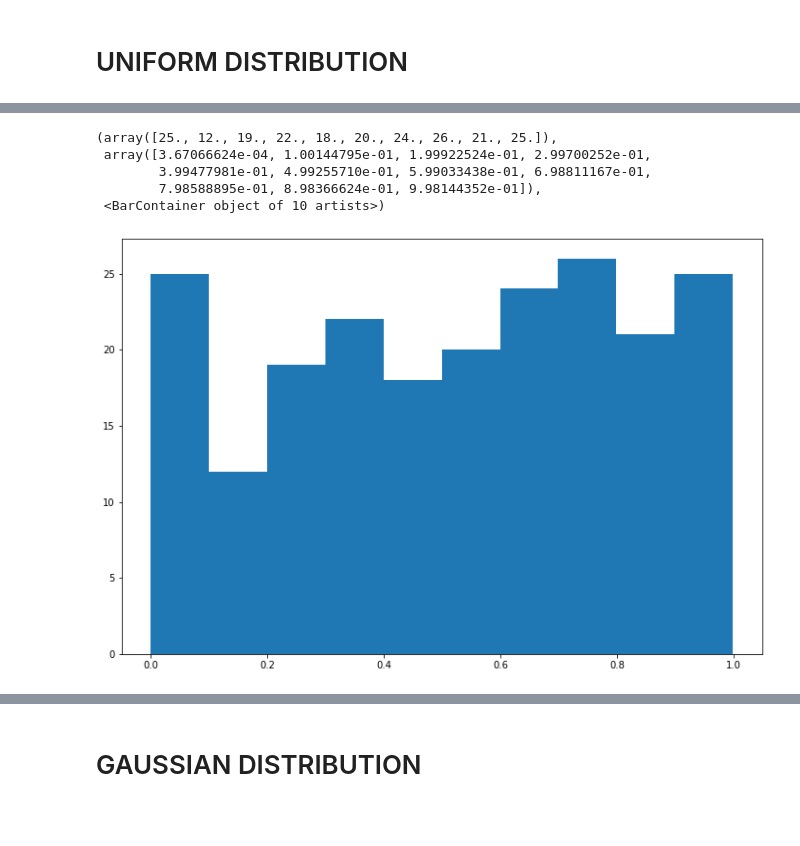
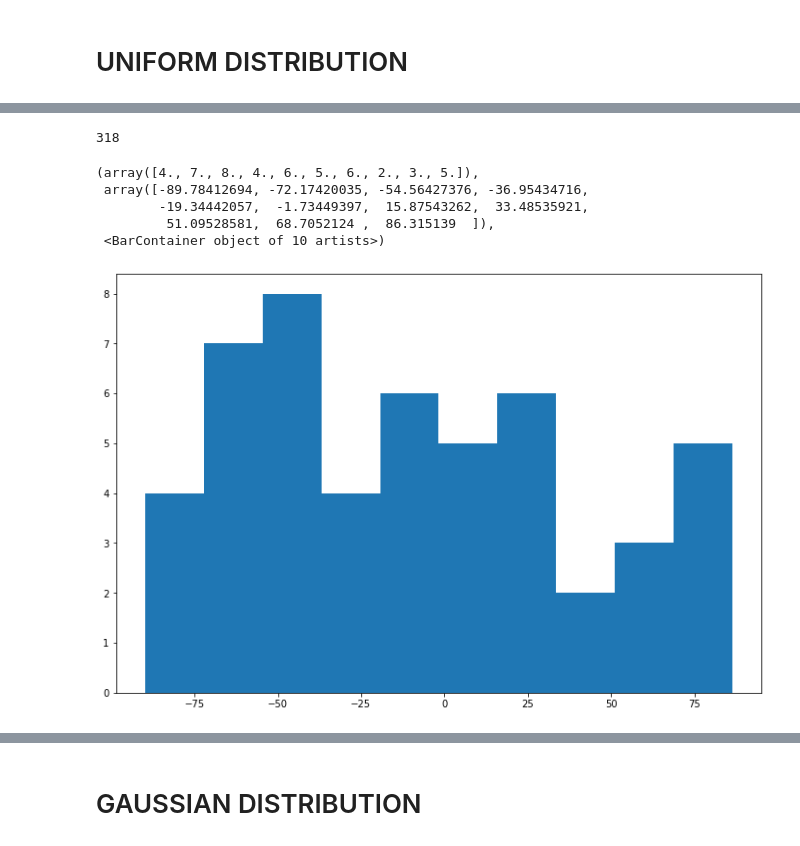
Before and after one commit to ssagear/photoeccentric, a Jupyter notebook: notebooks/true_e_dist.ipynb, the cells around one changed output, grey strips where cells are left out. Saved outputs shown, nothing was run; the diff lists cells and outputs as text; code cells hidden in the pictures; blank space fills up the shorter version.

Commit message:
true e dist with uniform w

```diff
--- a/notebooks/true_e_dist.ipynb
+++ b/notebooks/true_e_dist.ipynb
@@ -111,9 +102,29 @@ for i in range(len(zsc_e_uniform)):
+# %%
+len(trueew_uniform['truew'])
+# %% [output]
+318
+# %%
+wuniform = np.random.uniform(-90, 90, 50)
+
+inds = []
+
+for i in range(len(wuniform)):
+    inds.append(int(np.where(trueew_uniform['fitw'] == find_nearest(trueew_uniform['fitw'], wuniform[i]))[0]))
+
+euni = trueew_uniform['truee'][inds]
+wuni = trueew_uniform['truew'][inds]
+
+efuni = trueew_uniform['fite'][inds]
+wfuni = trueew_uniform['fitw'][inds]
+
+edistuni = es_uniform[inds].flatten()
+wdistuni = ws_uniform[inds].flatten()
 # %%
-plt.hist(truee_uniform)
+plt.hist(wuniform)
 # %% [output]
-(array([25., 12., 19., 22., 18., 20., 24., 26., 21., 25.]),
- array([3.67066624e-04, 1.00144795e-01, 1.99922524e-01, 2.99700252e-01,
-        3.99477981e-01, 4.99255710e-01, 5.99033438e-01, 6.98811167e-01,
-        7.98588895e-01, 8.98366624e-01, 9.98144352e-01]),
+(array([4., 7., 8., 4., 6., 5., 6., 2., 3., 5.]),
+ array([-89.78412694, -72.17420035, -54.56427376, -36.95434716,
+        -19.34442057,  -1.73449397,  15.87543262,  33.48535921,
+         51.09528581,  68.7052124 ,  86.315139  ]),
  <BarContainer object of 10 artists>)
-[figure, old version]
+[figure, new version]
```
Also changed, not shown: parts of 14 cells of this notebook, 1 other file.
